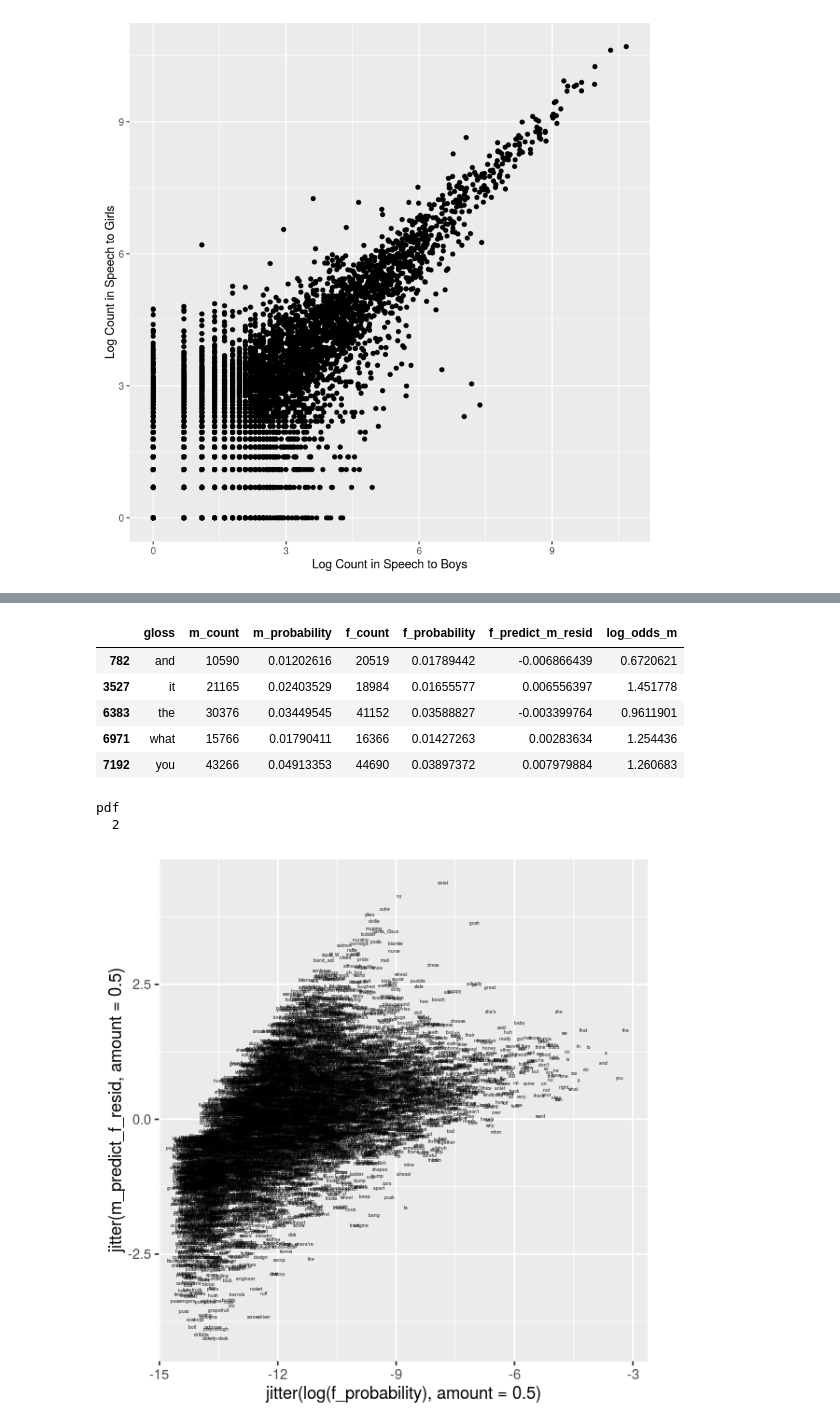
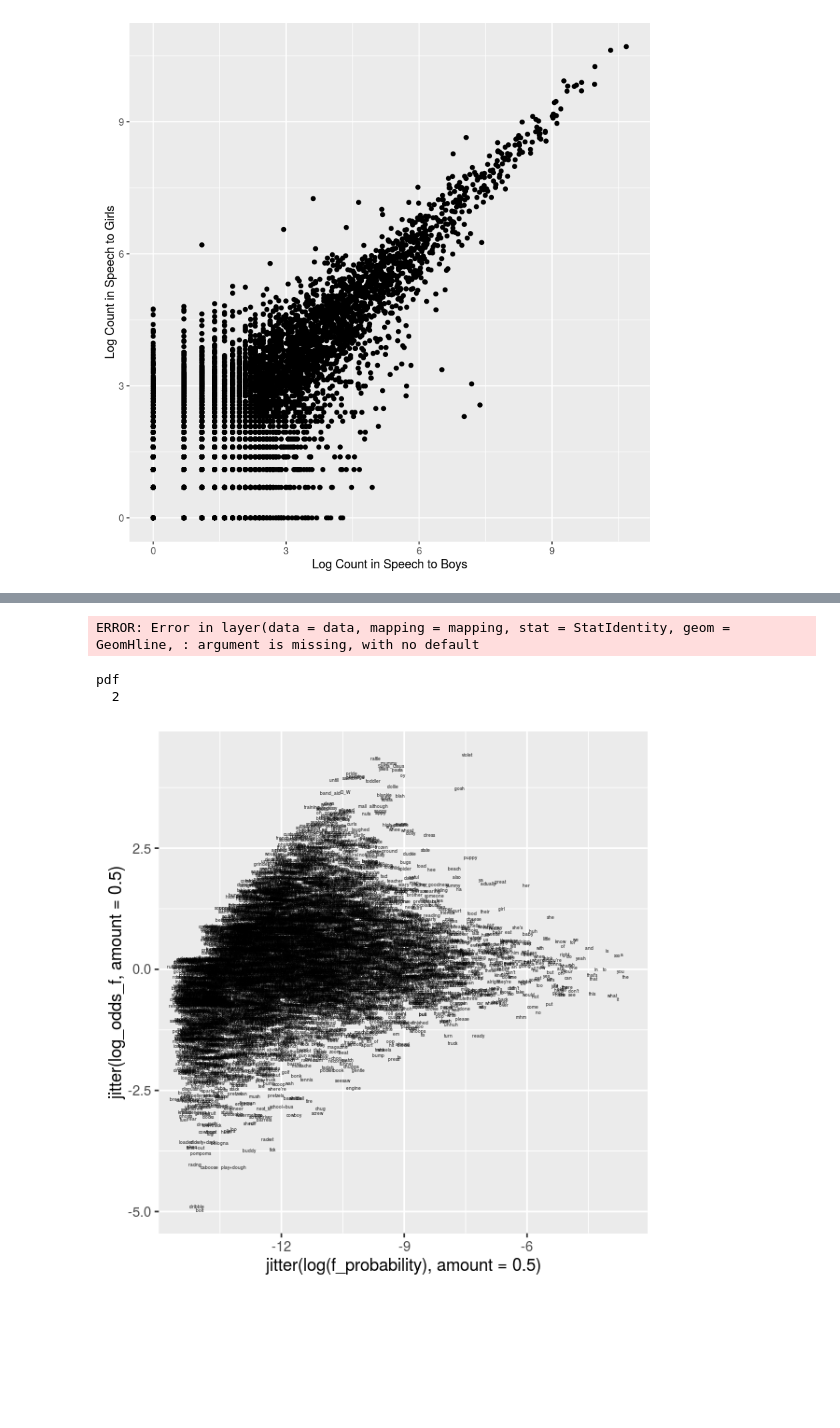
Before and after one commit to mikabr/gender-input, a Jupyter notebook: CHILDES Unigram Gender Comparison.ipynb, the cells around one changed output, grey strips where cells are left out. Drawn from its saved outputs; the diff is of its cells as text; code cells hidden in the pictures; blank space fills up the shorter version.

```diff
--- a/CHILDES Unigram Gender Comparison.ipynb
+++ b/CHILDES Unigram Gender Comparison.ipynb
@@ -54,7 +56,7 @@ wc[1:5,]
 ggplot(wc) + geom_point(aes(x=log(m_count), y=log(f_count))) + xlab('Log Count in Speech to Boys') + ylab('Log Count in Speech to Girls')
 # %% [output]
 [figure]
-# %%
-f_predict_m = lm(log(m_probability) ~ log(f_probability), wc)
-wc$f_predict_m_resid = f_predict_m$residuals
+# %%
+wc$log_odds_m = log(wc$m_probability / wc$f_probability)
+wc$log_odds_f = log(wc$f_probability / wc$m_probability)
 # %%
@@ -71,24 +73,12 @@ pdf
-# %%
-wc$log_odds_m =  wc$m_probability / wc$f_probability
-subset(wc, gloss %in% c('you','it','what','the','and'))
-# %% [output]
-|  | gloss | m_count | m_probability | f_count | f_probability | f_predict_m_resid | log_odds_m |
-| 782 | and | 10590 | 0.01202616 | 20519 | 0.01789442 | -0.006866439 | 0.6720621 |
-| 3527 | it | 21165 | 0.02403529 | 18984 | 0.01655577 | 0.006556397 | 1.451778 |
-| 6383 | the | 30376 | 0.03449545 | 41152 | 0.03588827 | -0.003399764 | 0.9611901 |
-| 6971 | what | 15766 | 0.01790411 | 16366 | 0.01427263 | 0.00283634 | 1.254436 |
-| 7192 | you | 43266 | 0.04913353 | 44690 | 0.03897372 | 0.007979884 | 1.260683 |
-# %%
-m_predict_f = lm(log(f_probability) ~ log(m_probability), wc)
-wc$m_predict_f_resid = m_predict_f$residuals
 # %%
-g1 = ggplot(subset(wc, !caps)) + geom_text(aes(x=jitter(log(f_probability), amount=.5), y=jitter(m_predict_f_resid, amount=.5), label=gloss),size=1)
+g1 = ggplot(subset(wc, !caps)) + geom_text(aes(x=jitter(log(f_probability), amount=.5), y=jitter(log_odds_f, amount=.5), label=gloss),size=1)
 pdf('female_predicted_by_male.pdf', width=20, height=20) + geom_hline(intercept = 0, color = )
 print(g1)
 dev.off()
 options(repr.plot.width=5, repr.plot.height=5, jupyter.plot_mimetypes = 'image/png')
 print(g1)
 # %% [output]
-pdf
-  2
+ERROR: Error in layer(data = data, mapping = mapping, stat = StatIdentity, geom = GeomHline, : argument is missing, with no default
+pdf
+  2
-[figure, old version]
+[figure, new version]
```
Also changed, not shown: parts of 3 cells of this notebook, 3 other files.
